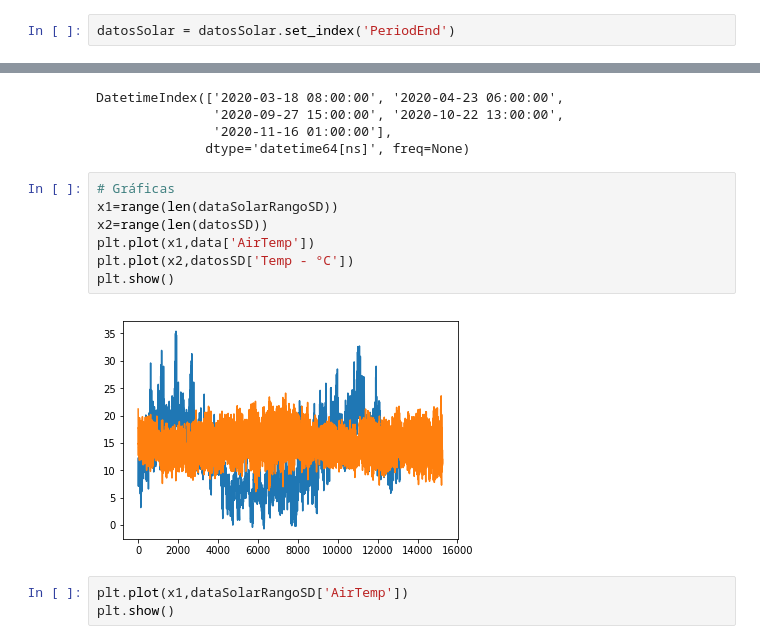
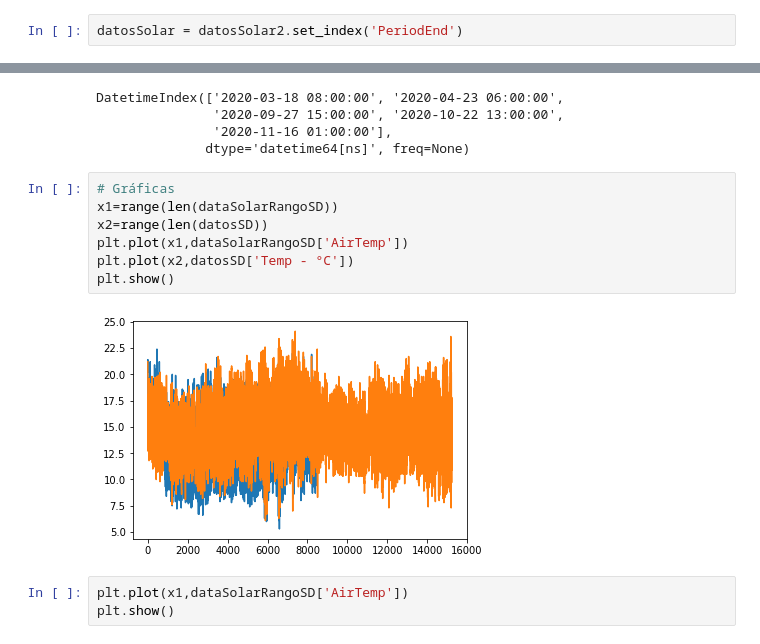
Before and after one commit to sofgutierrez6/ProyectoGrado, a Jupyter notebook: Data_Adaptation.ipynb, the cells around one changed output, grey strips where cells are left out. Cells and saved outputs as stored; diff of their text form.

Commit message:
Datos Temperatura SD

```diff
--- a/Data_Adaptation.ipynb
+++ b/Data_Adaptation.ipynb
@@ -358,7 +358,7 @@ datosSolar
 | 121340 | 2020-11-03T22:00:00Z | 2020-11-03T21:00:00Z | PT60M | 8.1 | 0.15 | 42 | 0.1 | 3.9 | 0 | ... |
 121341 rows × 21 columns
 # %%
-datosSolar = datosSolar.set_index('PeriodEnd')
+datosSolar = datosSolar2.set_index('PeriodEnd')
 # %%
 datosSolar
 # %% [output]
@@ -507,12 +507,12 @@ DatetimeIndex(['2020-03-18 08:00:00', '2020-04-23 06:00:00',
 # %%
 # Gráficas
 x1=range(len(dataSolarRangoSD))
 x2=range(len(datosSD))
-plt.plot(x1,data['AirTemp'])
+plt.plot(x1,dataSolarRangoSD['AirTemp'])
 plt.plot(x2,datosSD['Temp - °C'])
 plt.show()
 # %% [output]
-[figure, old version]
+[figure, new version]
 # %%
 plt.plot(x1,dataSolarRangoSD['AirTemp'])
 plt.show()
```
Also changed, not shown: parts of 43 cells of this notebook, 6 other files.
